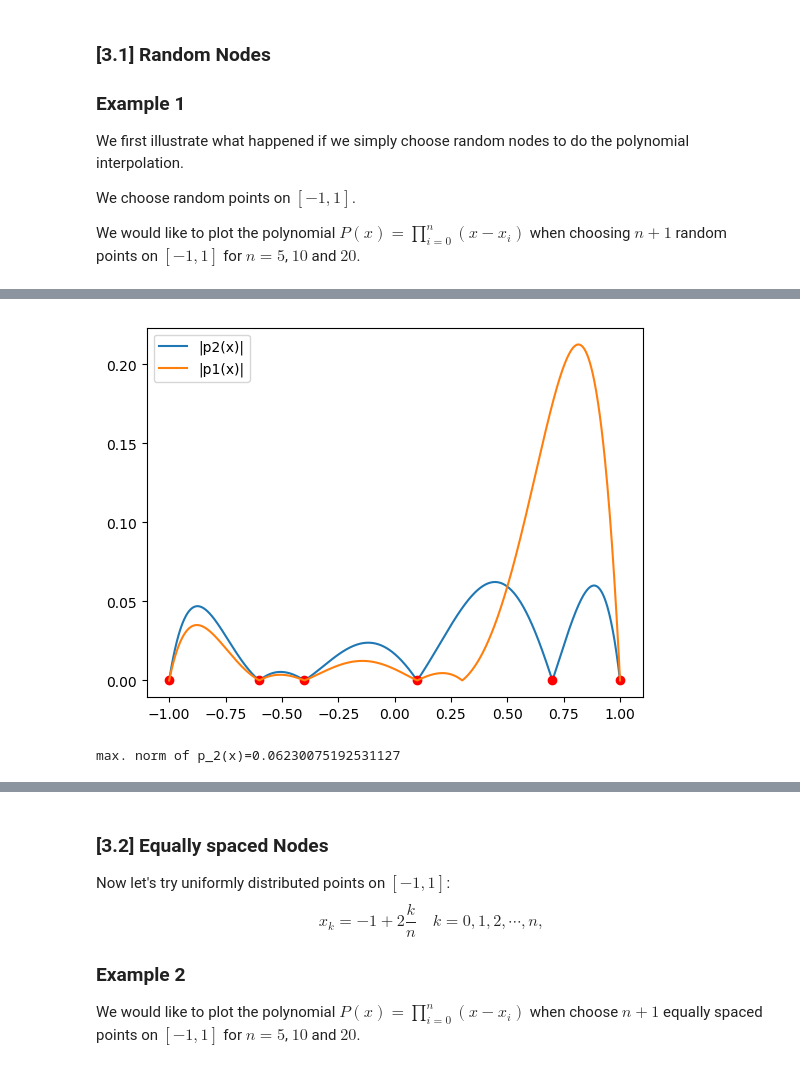
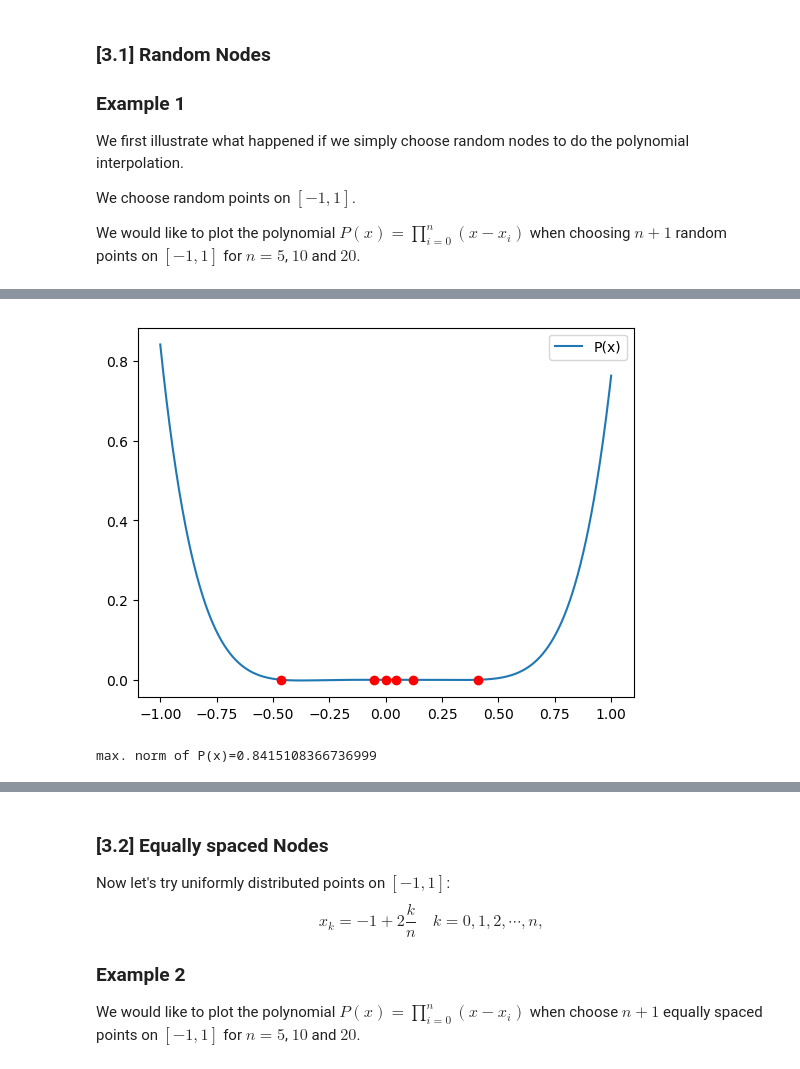
Before and after one commit to teshenglin/computational_mathematics, a Jupyter notebook: approximating_function_03.ipynb, the cells around one changed output, grey strips where cells are left out. Drawn from its saved outputs; the diff is of its cells as text; code cells hidden in the pictures.

Commit message:
modify random nodes in approx. ft. 03, and some minor changes

```diff
--- a/approximating_function_03.ipynb
+++ b/approximating_function_03.ipynb
@@ -21,7 +21,7 @@ using PyPlot
 We first define a function that plots the polynomial $P(x)$ for given nodes for later usage.
 # %%
 # a function that plots the corresponding polynomial with given nodes
-function PlotPolynomial(x_nodes,labelstring="p(x)",l=1000::Int)
+function PlotPolynomial(x_nodes,labelstring="P(x)",l=1000::Int)
     # x: the nodes
     # l: length of the linsapce
     # labelstring: the label of the polynomial
@@ -38,10 +38,10 @@ function PlotPolynomial(x_nodes,labelstring="p(x)",l=1000::Int)
     end
 
     # plot the polynomial
-    println("max. norm of "*labelstring*"=",maximum(abs.(p_nodes)));
     plot(xl, p_nodes,label=labelstring);
     plot(x_nodes, zeros(n,1), "or");
     plt.legend();
+    println("max. norm of "*labelstring*"=",maximum(abs.(p_nodes)));
 end
 # %% [output]
 PlotPolynomial (generic function with 3 methods)
@@ -90,25 +57,7 @@ max. norm of p_1(x)=0.21256640190593978
-# %%
-# constructing the nodes
-xi2 = zeros(6,1);
-for ii=1:6
-    xi2[ii] = xi1[ii];
-end
-xi2[5] = 0.7;
-
-# constructing the function p_2(x)
-p2 = x.-xi2[1];
-for ii=1:5
-    p2 = p2.*(x.-xi2[ii+1]);
-end
-
-# print the max. norm of p_2(x)
-println("max. norm of p_2(x)=",maximum(abs.(p2)))
-
-# plotting
-plot(x, abs.(p2),label="|p2(x)|");
-plot(xi2, zeros(n,1), "or");
-plot(x, abs.(p1),label="|p1(x)|");
-plt.legend();
-# %% [output]
-[figure, removed]
-max. norm of p_2(x)=0.06230075192531127
+# %%
+# 2*rand(n+1).-1 gives n+1 random nodes for integer n
+n=5;
+PlotPolynomial(2*rand(n+1).-1);
+# %% [output]
+[figure, added]
+max. norm of P(x)=0.8415108366736999
```
Also changed, not shown: parts of 13 cells of this notebook.
